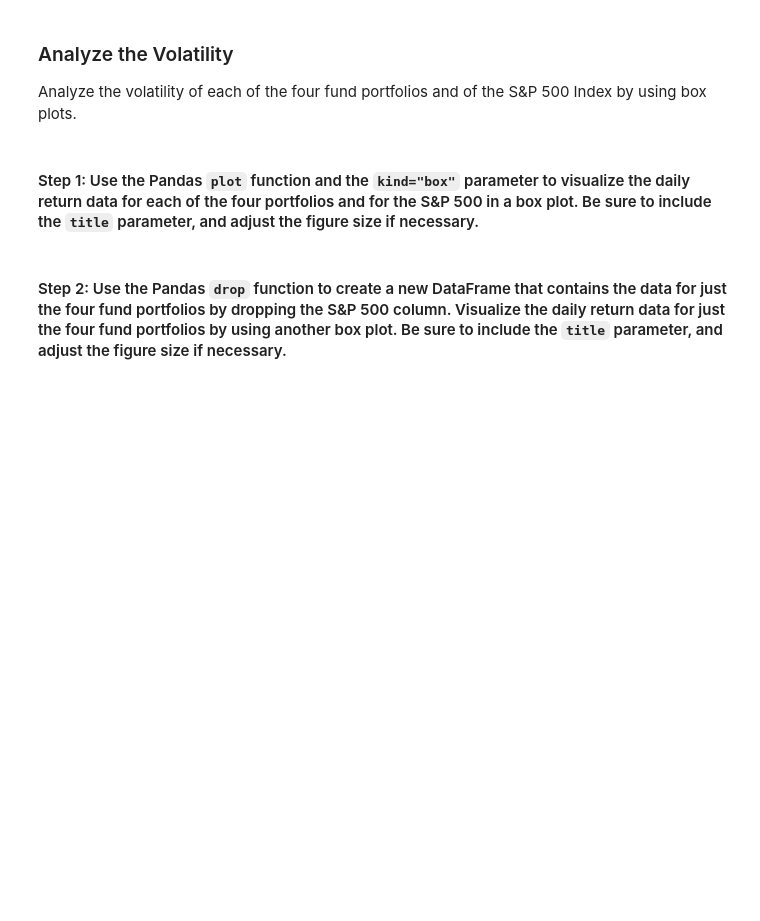
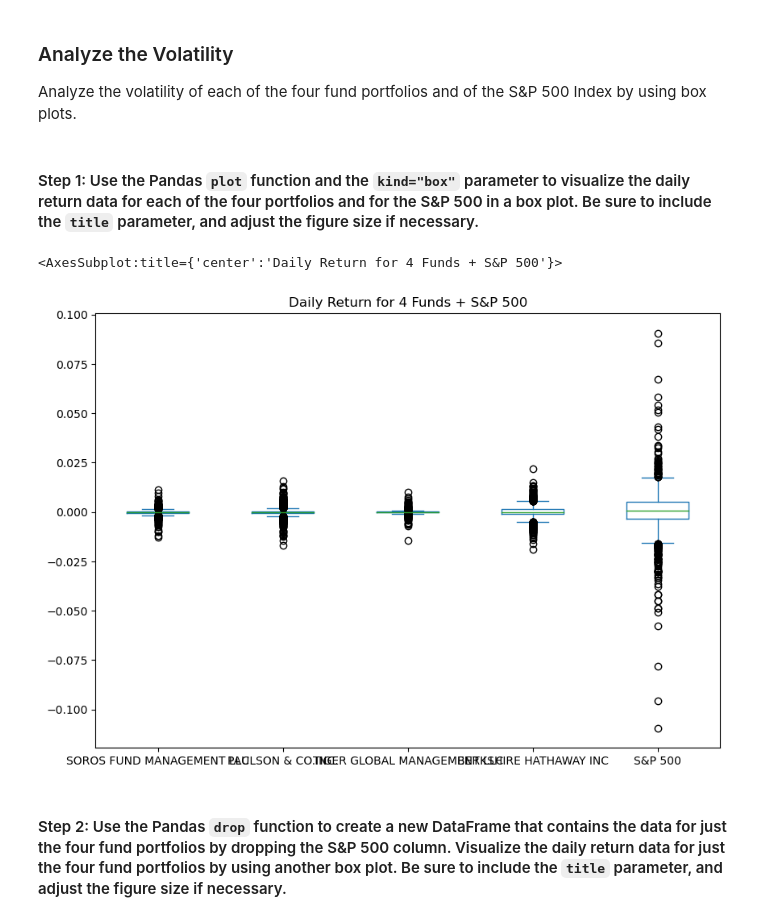
Before and after one commit to DanHerman212/challenge4, a Jupyter notebook: risk_return_analysis.ipynb, the cells around one changed output. Saved outputs shown, nothing was run; the diff lists cells and outputs as text; code cells hidden in the pictures; blank space fills up the shorter version.

```diff
--- a/risk_return_analysis.ipynb
+++ b/risk_return_analysis.ipynb
@@ -196,7 +196,10 @@ Analyze the volatility of each of the four fund portfolios and of the S&P 500 In
 # %%
 # Use the daily return data to create box plots to visualize the volatility of the 4 funds and the S&P 500
 # Include a title parameter and adjust the figure size
-# YOUR CODE HERE
+daily_returns_nav_spx.plot(kind="box", figsize=(10,7), title="Daily Return for 4 Funds + S&P 500")
+# %% [output]
+<AxesSubplot:title={'center':'Daily Return for 4 Funds + S&P 500'}>
+[figure, added]
 # %% [markdown]
 #### Step 2: Use the Pandas `drop` function to create a new DataFrame that contains the data for just the four fund portfolios by dropping the S&P 500 column. Visualize the daily return data for just the four fund portfolios by using another box plot. Be sure to include the `title` parameter, and adjust the figure size if necessary.
 # %%
```
Also changed, not shown: parts of 2 cells of this notebook.
